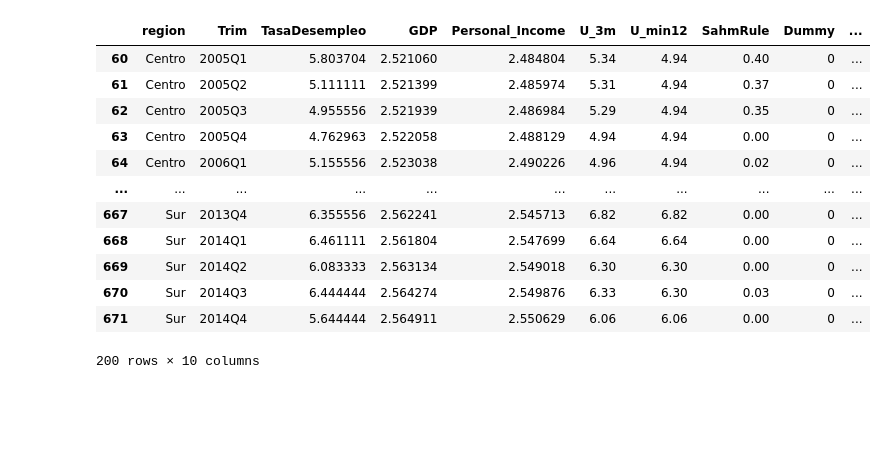
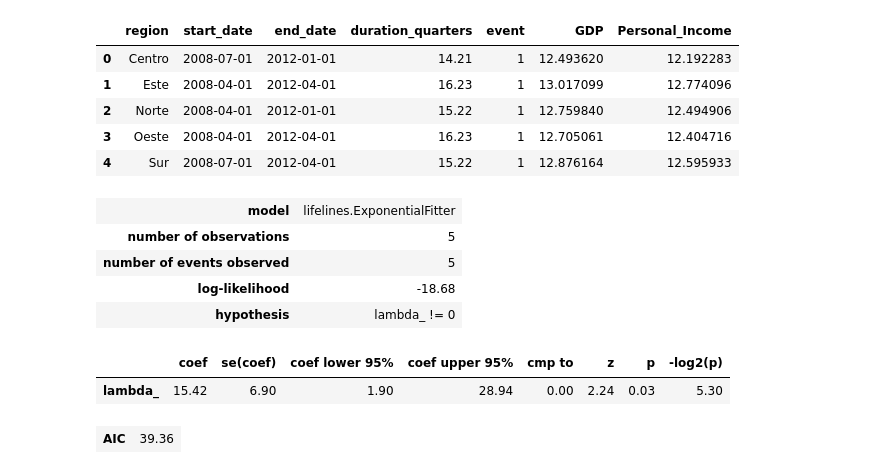
Before and after one commit to Jota-leals/Modelos, a Jupyter notebook: modelo_cox.ipynb, the cells around one changed output. Drawn from its saved outputs; the diff is of its cells as text; code cells hidden in the pictures; blank space fills up the shorter version.

Commit message:
Survival models

```diff
--- a/modelo_cox.ipynb
+++ b/modelo_cox.ipynb
@@ -7,16 +8,24 @@ import statsmodels.api as sm
 # %%
-base_cox
+df_final
 # %% [output]
-|  | region | Trim | TasaDesempleo | GDP | Personal_Income | U_3m | U_min12 | SahmRule | Dummy | ... |
-| 60 | Centro | 2005Q1 | 5.803704 | 2.521060 | 2.484804 | 5.34 | 4.94 | 0.40 | 0 | ... |
-| 61 | Centro | 2005Q2 | 5.111111 | 2.521399 | 2.485974 | 5.31 | 4.94 | 0.37 | 0 | ... |
-| 62 | Centro | 2005Q3 | 4.955556 | 2.521939 | 2.486984 | 5.29 | 4.94 | 0.35 | 0 | ... |
-| 63 | Centro | 2005Q4 | 4.762963 | 2.522058 | 2.488129 | 4.94 | 4.94 | 0.00 | 0 | ... |
-| 64 | Centro | 2006Q1 | 5.155556 | 2.523038 | 2.490226 | 4.96 | 4.94 | 0.02 | 0 | ... |
-| ... | ... | ... | ... | ... | ... | ... | ... | ... | ... | ... |
-| 667 | Sur | 2013Q4 | 6.355556 | 2.562241 | 2.545713 | 6.82 | 6.82 | 0.00 | 0 | ... |
-| 668 | Sur | 2014Q1 | 6.461111 | 2.561804 | 2.547699 | 6.64 | 6.64 | 0.00 | 0 | ... |
-| 669 | Sur | 2014Q2 | 6.083333 | 2.563134 | 2.549018 | 6.30 | 6.30 | 0.00 | 0 | ... |
-| 670 | Sur | 2014Q3 | 6.444444 | 2.564274 | 2.549876 | 6.33 | 6.30 | 0.03 | 0 | ... |
-| 671 | Sur | 2014Q4 | 5.644444 | 2.564911 | 2.550629 | 6.06 | 6.06 | 0.00 | 0 | ... |
+|  | region | start_date | end_date | duration_quarters | event | GDP | Personal_Income |
+| 0 | Centro | 2008-07-01 | 2012-01-01 | 14.21 | 1 | 12.493620 | 12.192283 |
+| 1 | Este | 2008-04-01 | 2012-04-01 | 16.23 | 1 | 13.017099 | 12.774096 |
+| 2 | Norte | 2008-04-01 | 2012-01-01 | 15.22 | 1 | 12.759840 | 12.494906 |
+| 3 | Oeste | 2008-04-01 | 2012-04-01 | 16.23 | 1 | 12.705061 | 12.404716 |
+| 4 | Sur | 2008-07-01 | 2012-04-01 | 15.22 | 1 | 12.876164 | 12.595933 |
-200 rows × 10 columns
+# %%
+#Modelo parametrico
+
+exp_model = ExponentialFitter()
+exp_model.fit(df_final['duration_quarters'], event_observed=df_final['event'])
+exp_model.print_summary()
+# %% [output]
+| model | lifelines.ExponentialFitter |
+| number of observations | 5 |
+| number of events observed | 5 |
+| log-likelihood | -18.68 |
+| hypothesis | lambda_ != 0 |
+|  | coef | se(coef) | coef lower 95% | coef upper 95% | cmp to | z | p | -log2(p) |
+| lambda_ | 15.42 | 6.90 | 1.90 | 28.94 | 0.00 | 2.24 | 0.03 | 5.30 |
+| AIC | 39.36 |
```
Also changed, not shown: parts of 6 cells of this notebook, 1 other file.
